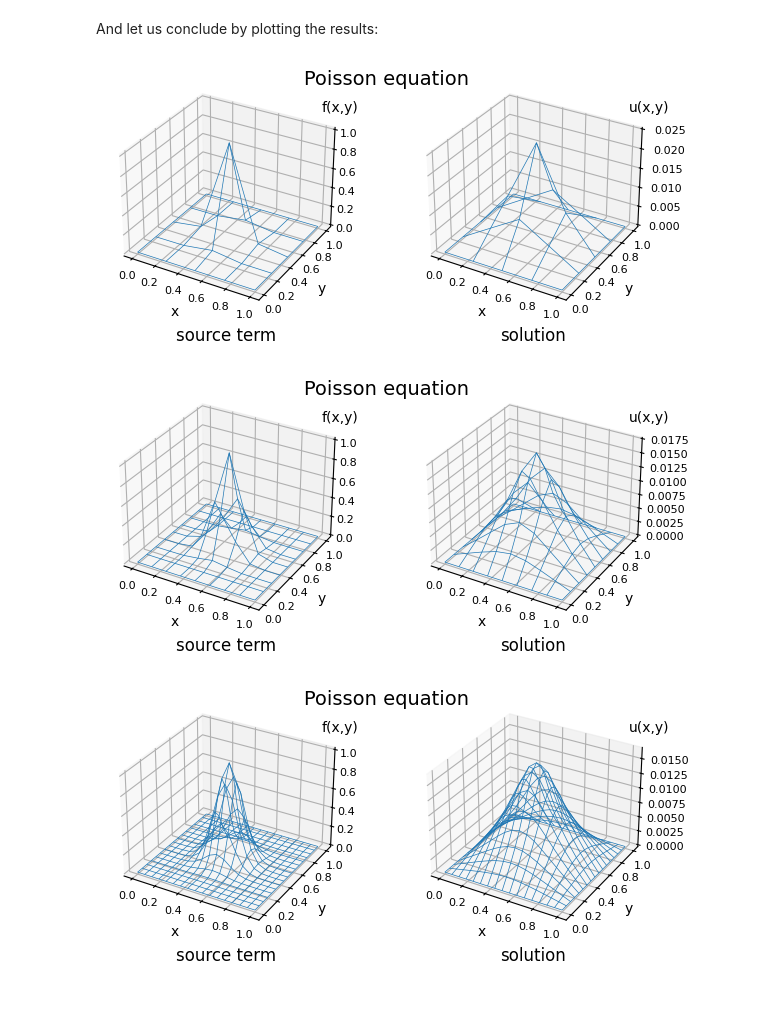
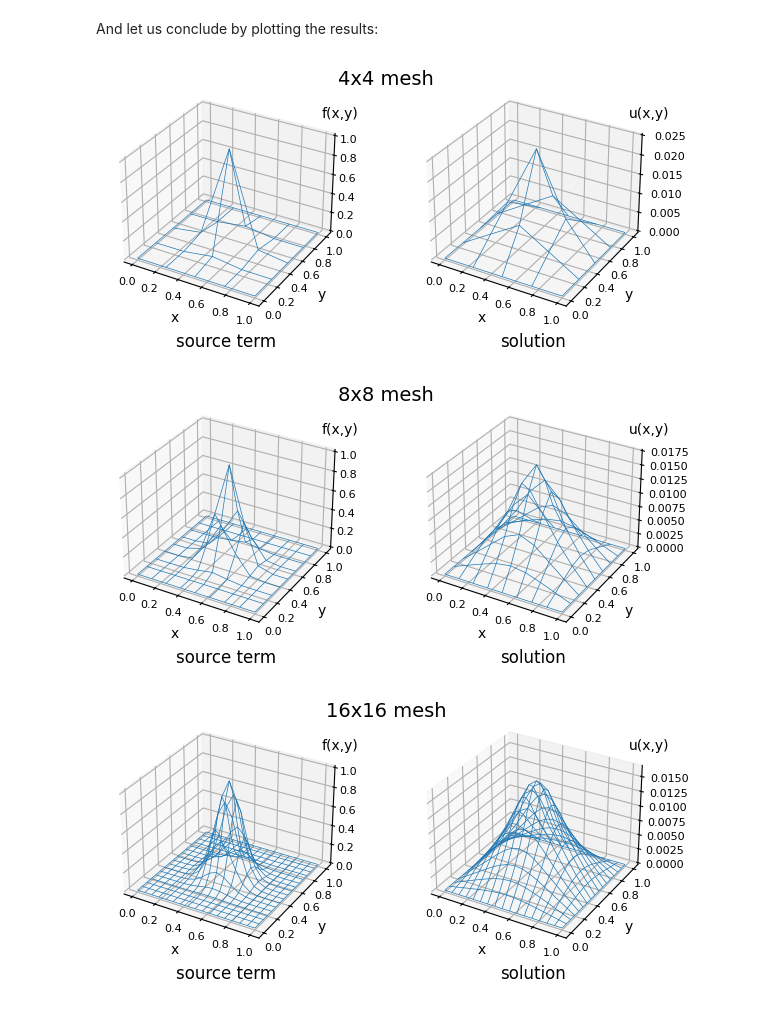
Before and after one commit to vacondio/py-fem-2d-simple, a Jupyter notebook: notebooks/densify.ipynb, the cells around one changed output. Saved outputs shown, nothing was run; the diff lists cells and outputs as text; code cells hidden in the pictures.

```diff
--- a/notebooks/densify.ipynb
+++ b/notebooks/densify.ipynb
@@ -61,7 +61,6 @@ import matplotlib.pyplot as plt
 def plotter(X, Y, Z1, Z2):
     """Plotter function for the source term and the solution of the Poisson equation"""
     fig = plt.figure(figsize=(6.4, 3.0))
-    fig.suptitle("Poisson equation", y= 0.95, fontsize=14)
 
     # first subplot: f(x, y), source term of the Poisson equation
     ax = fig.add_axes((0.0, 0.13, 0.5, 0.8), projection='3d')
@@ -82,24 +81,29 @@ def plotter(X, Y, Z1, Z2):
     ax.text2D(0.90, 0.85, "u(x,y)", transform=ax.transAxes)
     ax.plot_wireframe(X, Y, Z2, linewidths=0.5)
 
-    # plt.savefig("poisson.png")
-    plt.show()
+    return fig
 # %% [markdown]
 And let us conclude by plotting the results:
 # %%
 # 4x4 mesh
-plotter(x[0], y[0], f[0], u[0])
+fig = plotter(x[0], y[0], f[0], u[0])
+fig.suptitle("4x4 mesh", y= 0.97, fontsize=14)
+plt.show()
 # %% [output]
-[figure, old version]
+[figure, new version]
 # %%
 # 8x8 mesh
-plotter(x[1], y[1], f[1], u[1])
+fig = plotter(x[1], y[1], f[1], u[1])
+fig.suptitle("8x8 mesh", y= 0.97, fontsize=14)
+plt.show()
 # %% [output]
-[figure, old version]
+[figure, new version]
 # %%
 # 16x16 mesh
-plotter(x[2], y[2], f[2], u[2])
+fig = plotter(x[2], y[2], f[2], u[2])
+fig.suptitle("16x16 mesh", y= 0.97, fontsize=14)
+plt.show()
 # %% [output]
-[figure, old version]
+[figure, new version]
 # %%
 # 32x32 mesh
```
Also changed, not shown: parts of 1 cell of this notebook, 3 other files.
